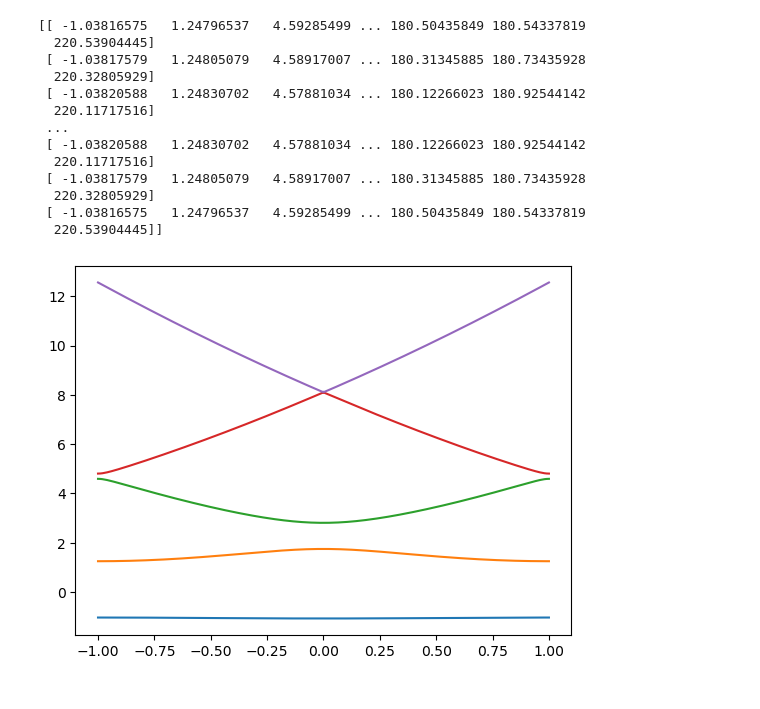
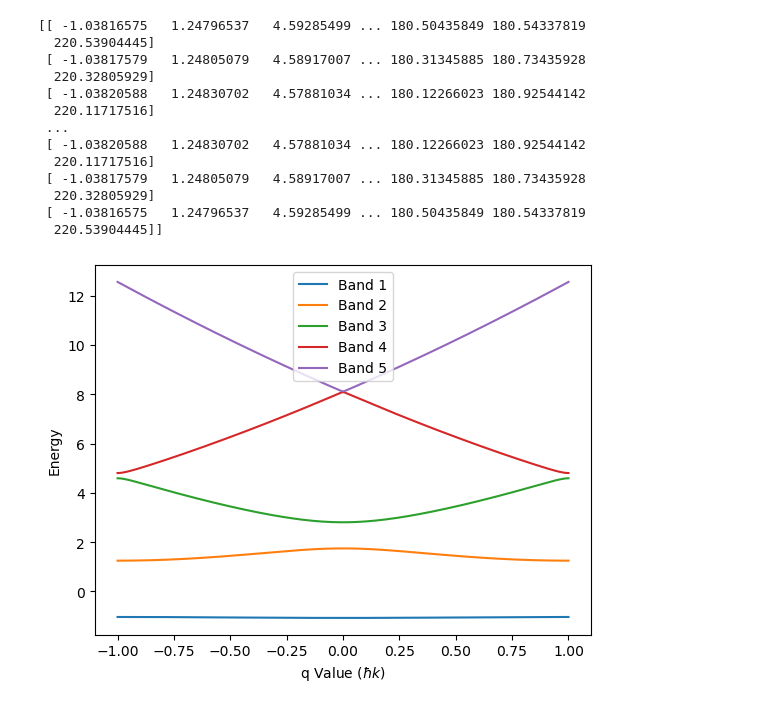
Before and after one commit to sanvikirloskar/Efficient-Simulation-of-the-Schrodinger-Equation, a Jupyter notebook: Cosine Potential.ipynb, the cells around one changed output. Cells and saved outputs as stored; diff of their text form; code cells hidden in the pictures.

Commit message:
added labels

```diff
--- a/Cosine Potential.ipynb
+++ b/Cosine Potential.ipynb
@@ -31,32 +31,42 @@ def H_builder(alpha, N, q, hbar_scaled, k_l, m):
     np.fill_diagonal(H, main_diag)
     np.fill_diagonal(H[1:], offset_diag)
     np.fill_diagonal(H[:,1:], offset_diag)
     return H, main_diag, offset_diag
 
 q_vals = np.linspace(-hbar_scaled*k_l, hbar_scaled*k_l, 200)
 energy_bands = np.zeros((len(q_vals), 2*N+1))
 
 for i, q in enumerate(q_vals):
     H, main_diag, offset_diag = H_builder(alpha, N, q, hbar_scaled, k_l, m)
     eigenvalues = sp.linalg.eigh_tridiagonal(main_diag, offset_diag)[0]
     energy_bands[i, :] = eigenvalues
 
 print(energy_bands)
 #Plotting the energy bands
+lines = []
 for band in range(5):
-    plt.plot(q_vals, energy_bands[:, band], label=f'Band {band + 1}')
+    line, = plt.plot(q_vals, energy_bands[:, band], label=f'Band {band + 1}')
+    lines.append(line)
+
+plt.xlabel('q Value ($\hbar k$)')
+plt.ylabel('Energy')
+
+# Create a custom legend showing band labels with their respective colors
+plt.legend(handles=lines, labels=[f'Band {i+1}' for i, line in enumerate(lines)])
+
+plt.show()
 # %% [output]
 [[ -1.03816575   1.24796537   4.59285499 ... 180.50435849 180.54337819
   220.53904445]
  [ -1.03817579   1.24805079   4.58917007 ... 180.31345885 180.73435928
   220.32805929]
  [ -1.03820588   1.24830702   4.57881034 ... 180.12266023 180.92544142
   220.11717516]
  ...
  [ -1.03820588   1.24830702   4.57881034 ... 180.12266023 180.92544142
   220.11717516]
  [ -1.03817579   1.24805079   4.58917007 ... 180.31345885 180.73435928
   220.32805929]
  [ -1.03816575   1.24796537   4.59285499 ... 180.50435849 180.54337819
   220.53904445]]
-[figure, old version]
+[figure, new version]
```
